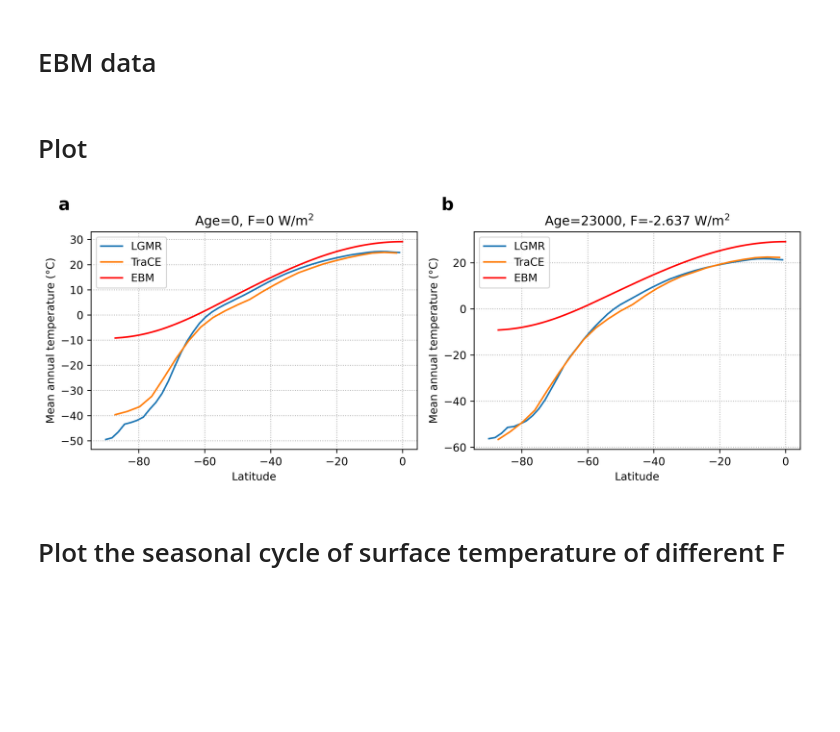
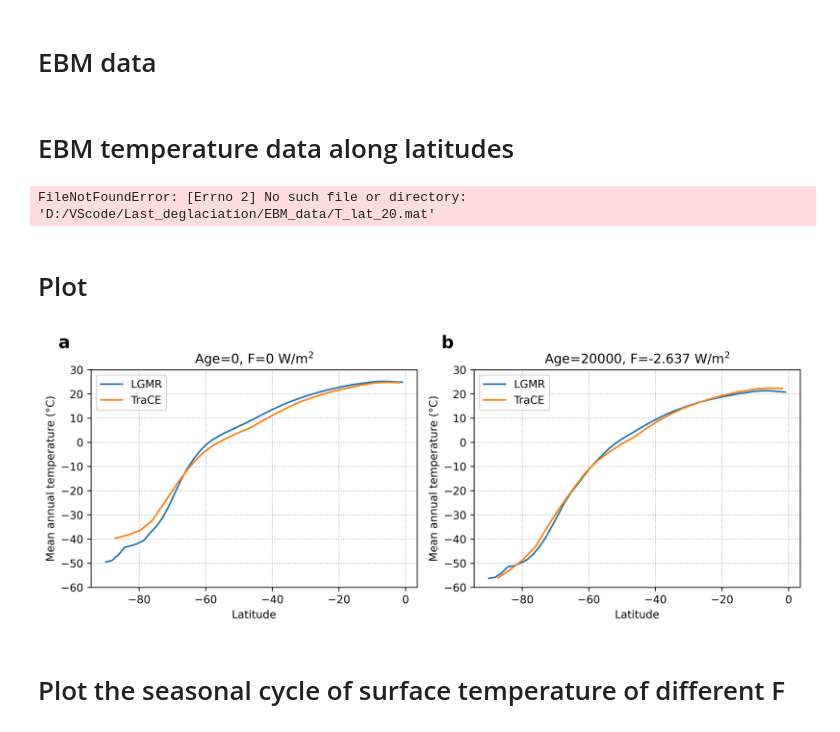
Before and after one commit to Peisong-Zheng/Last_deglaciation, a Jupyter notebook: EBM_data_ana.ipynb, the cells around one changed output. Cells and saved outputs as stored; diff of their text form; code cells hidden in the pictures; blank space fills up the shorter version.

```diff
--- a/EBM_data_ana.ipynb
+++ b/EBM_data_ana.ipynb
@@ -5,7 +5,7 @@ Ref: He et al., 2011, SIMULATING TRANSIENT CLIMATE EVOLUTION OF THE LAST DEGLACI
 import xarray as xr
 
 # import .nc data
-ds_trace = xr.open_dataset('data/trace.01-36.22000BP.cam2.TREFHT.22000BP_decavg_400BCE.nc')
+ds_trace = xr.open_dataset('TraCE_data/trace.01-36.22000BP.cam2.TREFHT.22000BP_decavg_400BCE.nc')
 
 # rename the TREFHT to sat
 ds_trace = ds_trace.rename({'TREFHT': 'sat'})
@@ -78,3 +83,14 @@ T_c_age23_Flgm = T_c_age23_Flgm_data['T_c_age23_Flgm']
+# %% [markdown]
+# EBM temperature data along latitudes
+# %%
+import scipy.io
+import numpy as np
+
+path='D:/VScode/Last_deglaciation/EBM_data/'
+T_lat_0=scipy.io.loadmat(path+'T_lat_0.mat')
+T_lat_20=scipy.io.loadmat(path+'T_lat_20.mat')
+# %% [output]
+FileNotFoundError: [Errno 2] No such file or directory: 'D:/VScode/Last_deglaciation/EBM_data/T_lat_20.mat'
 # %% [markdown]
 # Plot
 # %%
@@ -116,39 +132,45 @@ mean_temp_trace = calculate_mean_temperature(ds_trace, 'sat', 0)
 # Second subplot for Age=0
 axes[0].plot(mean_temp_LGMR['lat'], mean_temp_LGMR, label='LGMR')
 axes[0].plot(mean_temp_trace['lat'], mean_temp_trace, label='TraCE')
-axes[0].plot(lat[:, 1], meanT_0[0, :], 'r', label='EBM')
+# axes[0].plot(lat[:, 1], meanT_0[0, :], 'r', label='EBM')
+# axes[0].plot(lat[:, 1], T_c_0, 'g', label='EBM')
+# set y-axis limits
+axes[0].set_ylim(-60, 30)
 axes[0].set_xlabel('Latitude')
 axes[0].set_ylabel('Mean annual temperature (°C)')
 axes[0].set_title('Age=0, F=0 W/m$^2$')
 axes[0].legend()
 axes[0].grid(linestyle='dotted')
 
 
 
-mean_temp_LGMR = calculate_mean_temperature(ds_LGMR, 'sat', 23000)
-mean_temp_trace = calculate_mean_temperature(ds_trace, 'sat', 23000)
+mean_temp_LGMR = calculate_mean_temperature(ds_LGMR, 'sat', 20000)
+mean_temp_trace = calculate_mean_temperature(ds_trace, 'sat', 20000)
 axes[1].plot(mean_temp_LGMR['lat'], mean_temp_LGMR, label='LGMR')
 axes[1].plot(mean_temp_trace['lat'], mean_temp_trace, label='TraCE')
-axes[1].plot(lat[:, 1], meanT[0, :], 'r', label='EBM')
+# axes[1].plot(lat[:, 1], meanT[0, :], 'r', label='EBM')
+# axes[1].plot(lat[:, 1], T_c_0, 'g', label='EBM')
+# set y-axis limits
+axes[1].set_ylim(-60, 30)
 axes[1].set_xlabel('Latitude')
 axes[1].set_ylabel('Mean annual temperature (°C)')
-axes[1].set_title('Age=23000, F=-2.637 W/m$^2$')
+axes[1].set_title('Age=20000, F=-2.637 W/m$^2$')
 axes[1].legend()
 axes[1].grid(linestyle='dotted')
 
 
 # add panel text 'a' and 'b' to the subplots
 axes[0].text(-0.1, 1.1, 'a', transform=axes[0].transAxes, size=16, weight='bold')
 axes[1].text(-0.1, 1.1, 'b', transform=axes[1].transAxes, size=16, weight='bold')
 
 # Display the plot
 plt.tight_layout()
 plt.show()
 
 output_path = 'D:/VScode/Last_deglaciation/fig_exp_temp/'
 fig.savefig(output_path+'/T_lat_23_vs_0_ka.svg', format='svg', dpi=600)
 # %% [output]
-[figure, old version]
+[figure, new version]
 # %% [markdown]
 # Plot the seasonal cycle of surface temperature of different F
 # %%
```
Also changed, not shown: parts of 1 cell of this notebook, 2 other files.
